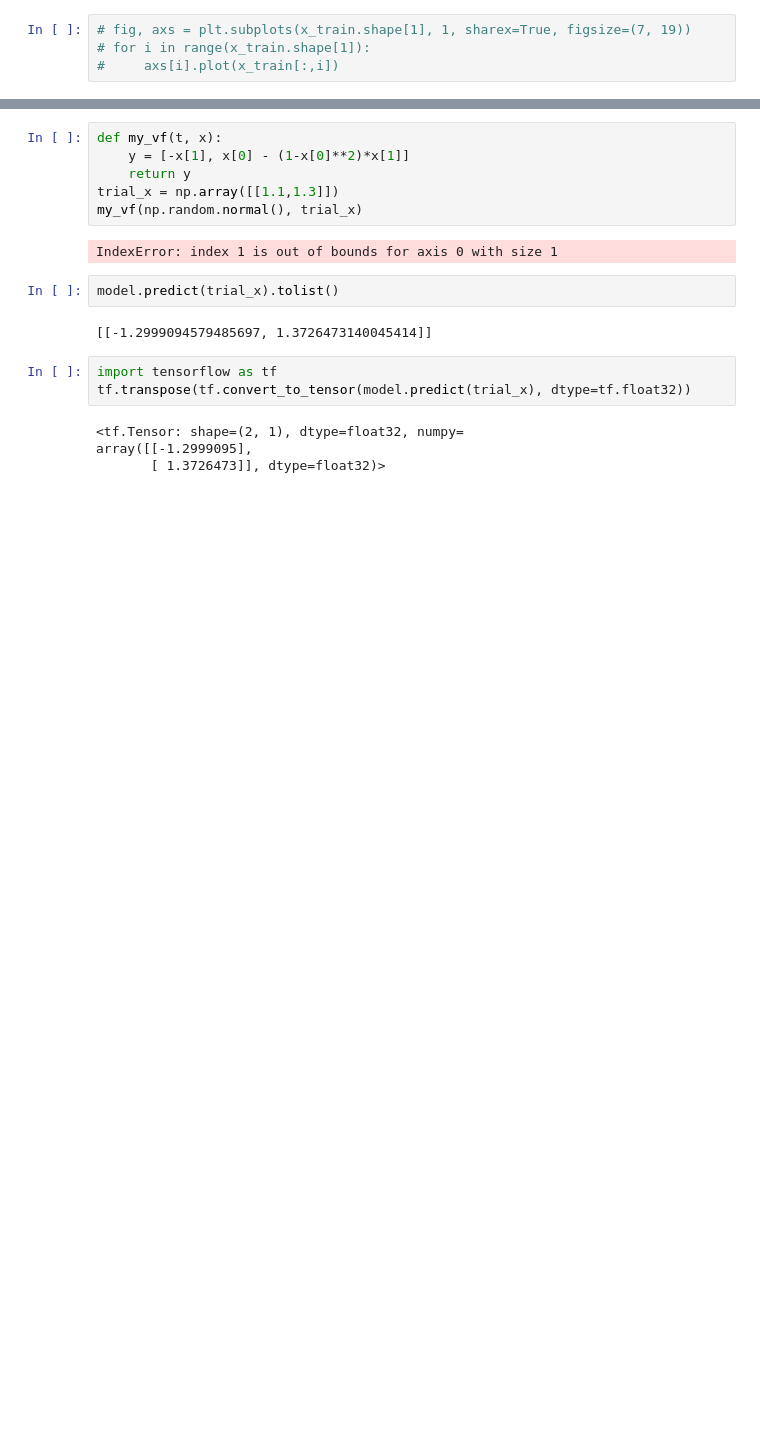
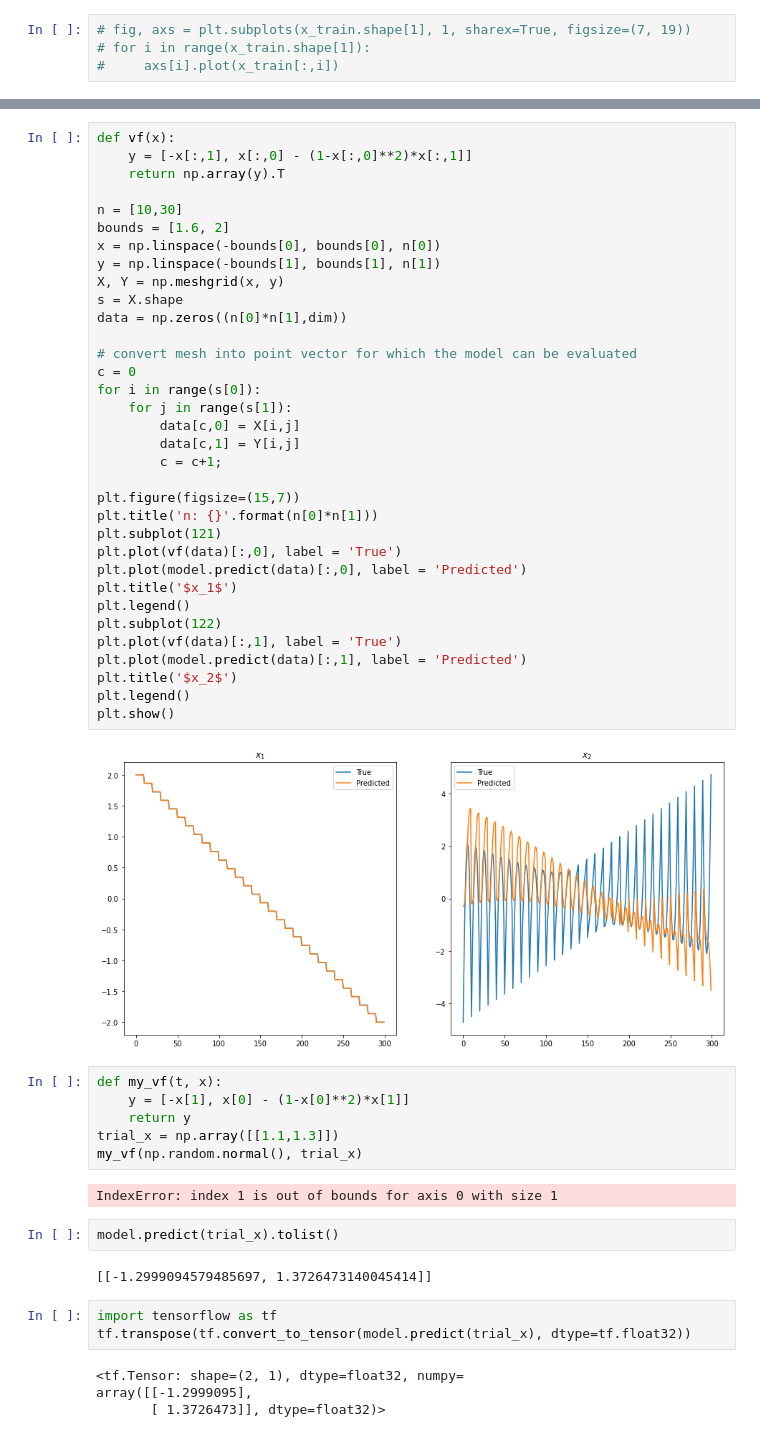
Before and after one commit to kyrxanthos/NN_dynamical_systems, a Jupyter notebook: find_DS.ipynb, the cells around one changed output, grey strips where cells are left out. Drawn from its saved outputs; the diff is of its cells as text; blank space fills up the shorter version.

```diff
--- a/find_DS.ipynb
+++ b/find_DS.ipynb
@@ -208,3 +208,39 @@ plt.show()
+# %%
+def vf(x):
+    y = [-x[:,1], x[:,0] - (1-x[:,0]**2)*x[:,1]]
+    return np.array(y).T
+
+n = [10,30]
+bounds = [1.6, 2]
+x = np.linspace(-bounds[0], bounds[0], n[0])
+y = np.linspace(-bounds[1], bounds[1], n[1])
+X, Y = np.meshgrid(x, y)
+s = X.shape
+data = np.zeros((n[0]*n[1],dim))
+
+# convert mesh into point vector for which the model can be evaluated
+c = 0
+for i in range(s[0]):
+    for j in range(s[1]):
+        data[c,0] = X[i,j]
+        data[c,1] = Y[i,j]
+        c = c+1;
+
+plt.figure(figsize=(15,7))
+plt.title('n: {}'.format(n[0]*n[1]))
+plt.subplot(121)
+plt.plot(vf(data)[:,0], label = 'True')
+plt.plot(model.predict(data)[:,0], label = 'Predicted')
+plt.title('$x_1$')
+plt.legend()
+plt.subplot(122)
+plt.plot(vf(data)[:,1], label = 'True')
+plt.plot(model.predict(data)[:,1], label = 'Predicted')
+plt.title('$x_2$')
+plt.legend()
+plt.show()
+# %% [output]
+[figure, added]
 # %%
 def my_vf(t, x):
     y = [-x[1], x[0] - (1-x[0]**2)*x[1]]
```
Also changed, not shown: parts of 5 cells of this notebook, 38 other files.
